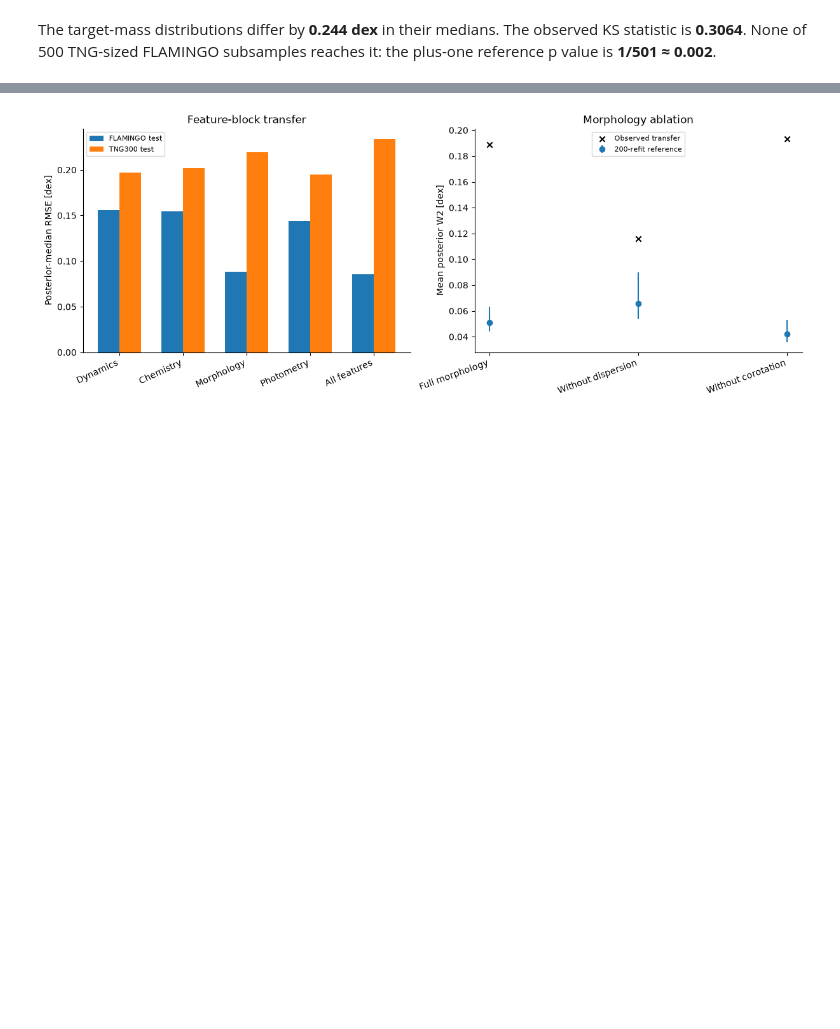
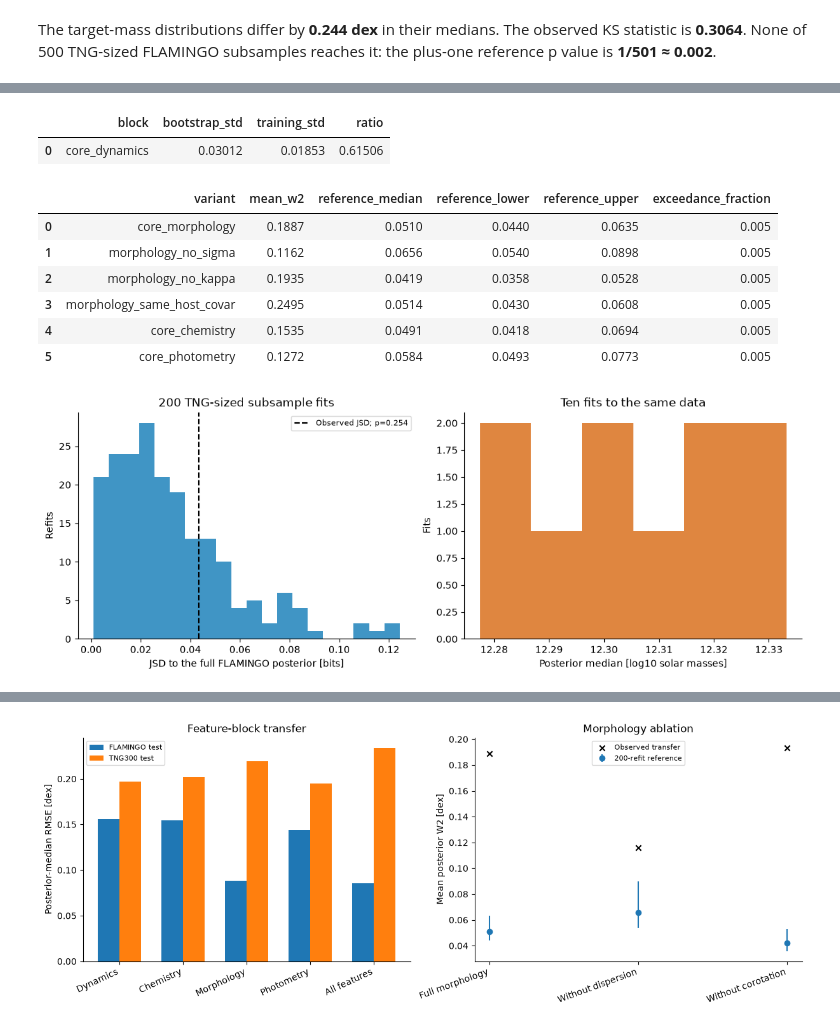
Before and after one commit to Abeer23578/masters-thesis-cross-simulation-robustness-of-npe-for-local-group-mass-inference, a Jupyter notebook: notebooks/key_results_from_the_thesis.ipynb, the cells around one changed output, grey strips where cells are left out. Drawn from its saved outputs; the diff is of its cells as text; code cells hidden in the pictures; blank space fills up the shorter version.

```diff
--- a/notebooks/key_results_from_the_thesis.ipynb
+++ b/notebooks/key_results_from_the_thesis.ipynb
@@ -50,0 +91,27 @@ Sources: [block transfer](../results/cross/block_transfer_test.csv), [ablation](
+# %%
+noise = table('bootstrap/noise_comparison.csv')
+fixed_fits = table('bootstrap/training_noise_repeats.csv')
+ablation_reference = table('ablation/ablation_posterior_discrepancy.csv')
+assert len(fixed_fits) == 10
+assert np.allclose(ablation_reference.exceedance_fraction, 1/201)
+display(noise.round(5))
+display(ablation_reference[['variant','mean_w2','reference_median','reference_lower','reference_upper','exceedance_fraction']].round(4))
+fig, axes = plt.subplots(1,2,figsize=(11,4),layout='constrained')
+axes[0].hist(refits,bins=20,color='#0072B2',alpha=.75)
+axes[0].axvline(observed_jsd,color='black',ls='--',label=f'Observed JSD; p={core_jsd_p:.3f}')
+axes[0].set(xlabel='JSD to the full FLAMINGO posterior [bits]',ylabel='Refits',title='200 TNG-sized subsample fits')
+axes[0].legend(fontsize=8)
+axes[1].hist(fixed_fits.posterior_median,bins=6,color='#D55E00',alpha=.75)
+axes[1].set(xlabel='Posterior median [log10 solar masses]',ylabel='Fits',title='Ten fits to the same data')
+plt.show()
+# %% [output]
+|  | block | bootstrap_std | training_std | ratio |
+| 0 | core_dynamics | 0.03012 | 0.01853 | 0.61506 |
+|  | variant | mean_w2 | reference_median | reference_lower | reference_upper | exceedance_fraction |
+| 0 | core_morphology | 0.1887 | 0.0510 | 0.0440 | 0.0635 | 0.005 |
+| 1 | morphology_no_sigma | 0.1162 | 0.0656 | 0.0540 | 0.0898 | 0.005 |
+| 2 | morphology_no_kappa | 0.1935 | 0.0419 | 0.0358 | 0.0528 | 0.005 |
+| 3 | morphology_same_host_covar | 0.2495 | 0.0514 | 0.0430 | 0.0608 | 0.005 |
+| 4 | core_chemistry | 0.1535 | 0.0491 | 0.0418 | 0.0694 | 0.005 |
+| 5 | core_photometry | 0.1272 | 0.0584 | 0.0493 | 0.0773 | 0.005 |
+[figure, added]
```
Also changed, not shown: parts of 25 cells of this notebook, 2 other files.
